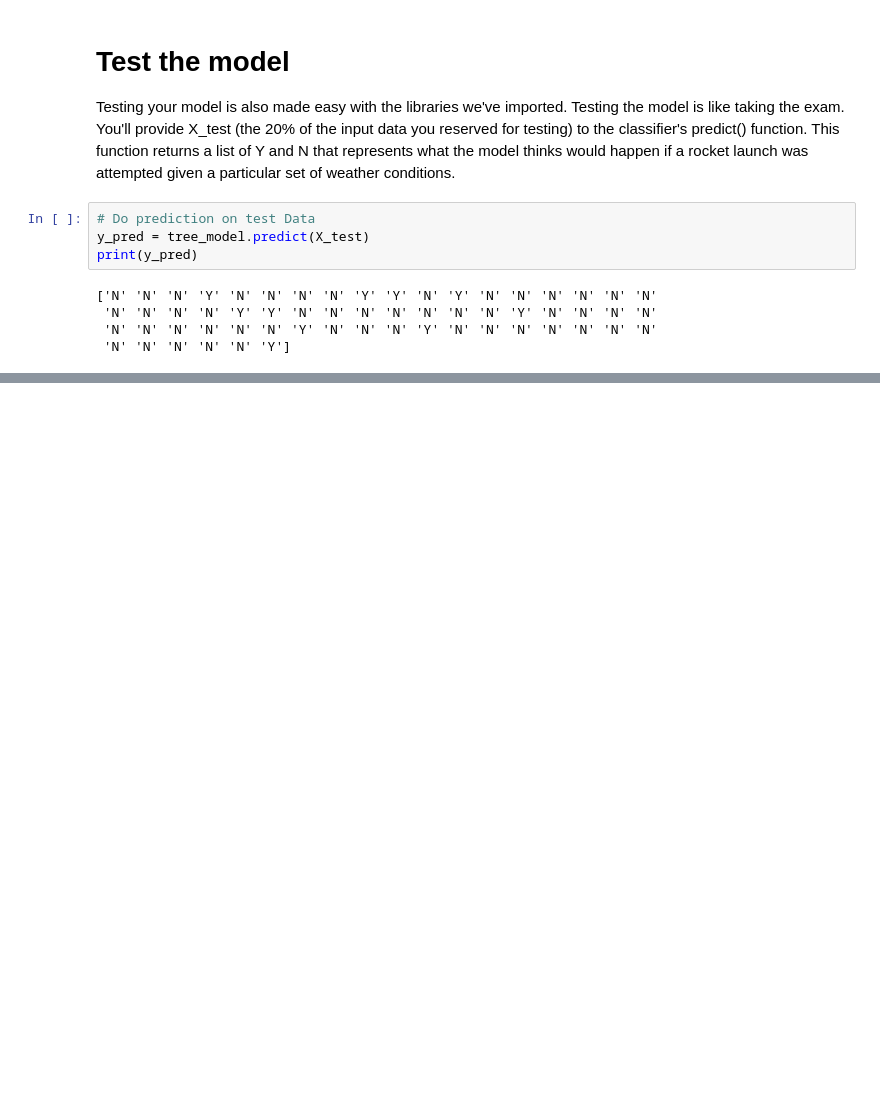
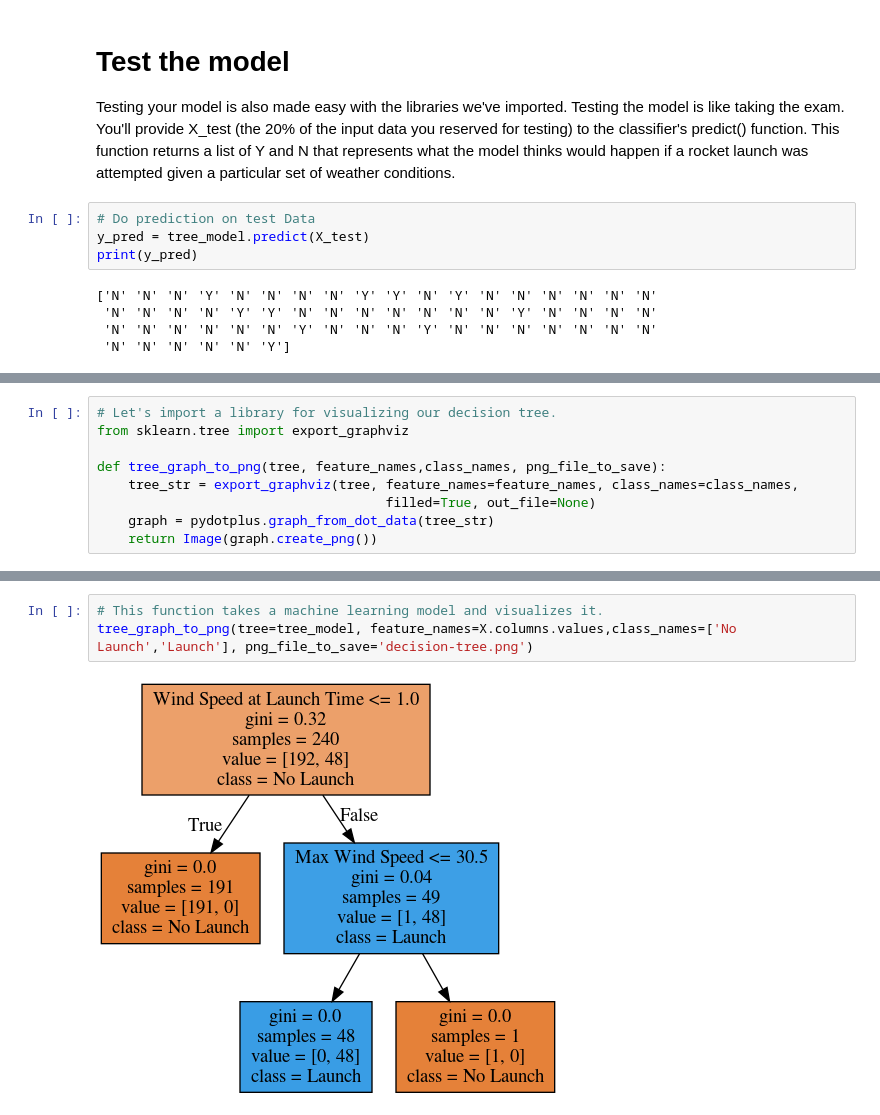
Before and after one commit to SwaXTech/Rocket-Launch-ML, a Jupyter notebook: rocket_launch_wheather_conditions.ipynb, the cells around one changed output, grey strips where cells are left out. Drawn from its saved outputs; the diff is of its cells as text; blank space fills up the shorter version.

Commit message:
Visualizing the model

```diff
--- a/rocket_launch_wheather_conditions.ipynb
+++ b/rocket_launch_wheather_conditions.ipynb
@@ -255,0 +294,9 @@ print(y_pred)
+# %%
+# Let's import a library for visualizing our decision tree.
+from sklearn.tree import export_graphviz
+
+def tree_graph_to_png(tree, feature_names,class_names, png_file_to_save):
+    tree_str = export_graphviz(tree, feature_names=feature_names, class_names=class_names,
+                                     filled=True, out_file=None)
+    graph = pydotplus.graph_from_dot_data(tree_str)
+    return Image(graph.create_png())
@@ -255,0 +310,5 @@ print(y_pred)
+# %%
+# This function takes a machine learning model and visualizes it.
+tree_graph_to_png(tree=tree_model, feature_names=X.columns.values,class_names=['No Launch','Launch'], png_file_to_save='decision-tree.png')
+# %% [output]
+[figure, added]
```
Also changed, not shown: parts of 8 cells of this notebook.
